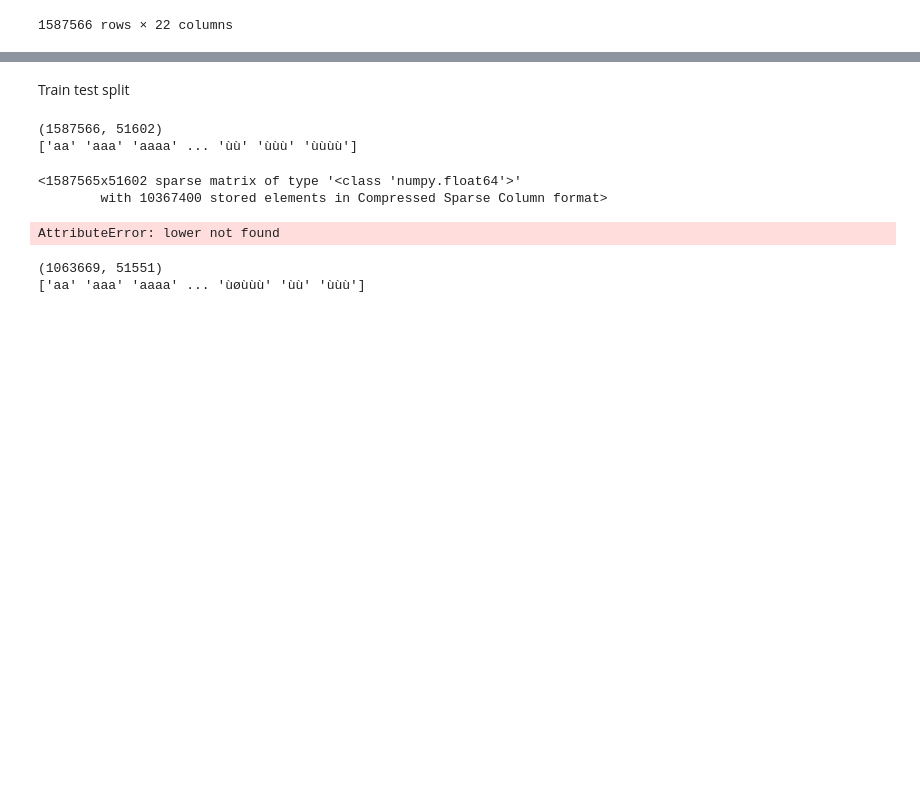
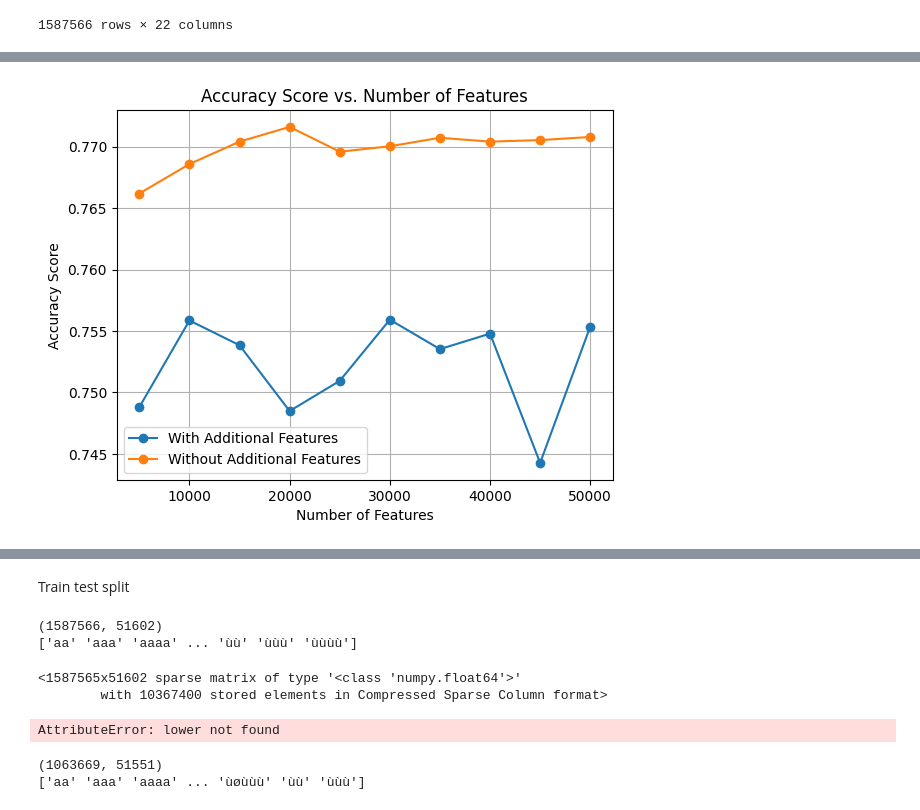
Before and after one commit to DavidStein7/marketing_analytics_project, a Jupyter notebook: Notebooks/data_preparation.ipynb, the cells around one changed output, grey strips where cells are left out. Cells and saved outputs as stored; diff of their text form; code cells hidden in the pictures; blank space fills up the shorter version.

```diff
--- a/Notebooks/data_preparation.ipynb
+++ b/Notebooks/data_preparation.ipynb
@@ -366,0 +393,2 @@ data
+# %%
+data.drop(columns=['id', 'user', 'tweet', 'tweet_tokenized', 'date', 'year', 'month', 'time', 'time_group'], axis = 1, inplace = True)
@@ -366,0 +397,4 @@ data
+# %%
+#Split data in Dependent and indepentent variable
+X = data.drop(columns=['sentiment'], axis = 1)
+y= data['sentiment']
@@ -366,0 +408,6 @@ data
+# %%
+#Train/Test Split into 3 sets (Training, Validation and Test)
+from sklearn.model_selection import train_test_split
+
+X_train, X_validation_and_test, y_train, y_validation_and_test = train_test_split(X, y, test_size=.1, random_state=42)
+X_validation, X_test, y_validation, y_test = train_test_split(X_validation_and_test, y_validation_and_test, test_size=.1, random_state = 42)
@@ -366,0 +544,64 @@ data
+# %%
+#Accuracy with/wothout own features
+
+import numpy as np
+import matplotlib.pyplot as plt
+from sklearn.feature_extraction.text import CountVectorizer
+from sklearn.linear_model import LogisticRegression
+from sklearn.metrics import accuracy_score
+from scipy.sparse import hstack
+
+# Create CountVectorizer and LogisticRegression
+cvec = CountVectorizer()
+lr = LogisticRegression(random_state=42)
+
+# Define values for n_features
+n_features = np.arange(5000, 50001, 5000)
+
+# Create lists to store accuracy scores
+accuracy_with_features = []
+accuracy_without_features = []
+
+# Loop through different values of n_features
+for n in n_features:
+
+    # Create CountVectorizer with max_features=n
+    cvec = CountVectorizer(max_features=n)
+
+    # Vectorize the string data without additional features
+    X_train_matrix = cvec.fit_transform(X_train['tweet_tokenized_string'])
+    X_test_matrix = cvec.transform(X_test['tweet_tokenized_string'])
+
+    # Fit the model and make predictions without additional features
+    lr.fit(X_train_matrix, y_train)
+    y_pred_without_features = lr.predict(X_test_matrix)
+    accuracy_without = accuracy_score(y_test, y_pred_without_features)
+    accuracy_without_features.append(accuracy_without)
+
+    # Vectorize the string data with additional features
+    cvec_with_features = CountVectorizer(max_features=n)
+    X_train_matrix_with_features = cvec_with_features.fit_transform(X_train['tweet_tokenized_string'])
+    X_test_matrix_with_features = cvec_with_features.transform(X_test['tweet_tokenized_string'])
+
+    # Combine the additional features with the vectorized data
+    X_train_combined = hstack([X_train_matrix_with_features, add_features_train])
+    X_test_combined = hstack([X_test_matrix_with_features, add_features_test])
+
+    # Fit the model and make predictions with additional features
+    lr.fit(X_train_combined, y_train)
+    y_pred_with_features = lr.predict(X_test_combined)
+    accuracy_with = accuracy_score(y_test, y_pred_with_features)
+    accuracy_with_features.append(accuracy_with)
+
+
+
+# Plot the accuracy scores
+plt.plot(n_features, accuracy_with_features, 'o-', label='With Additional Features')
+plt.plot(n_features, accuracy_without_features, 'o-', label='Without Additional Features')
+plt.xlabel('Number of Features')
+plt.ylabel('Accuracy Score')
+plt.title('Accuracy Score vs. Number of Features')
+plt.legend()
+plt.grid(True)
+plt.show()
+# %% [output]
@@ -366,0 +625 @@ data
+[figure, added]
```
Also changed, not shown: parts of 20 cells of this notebook.
